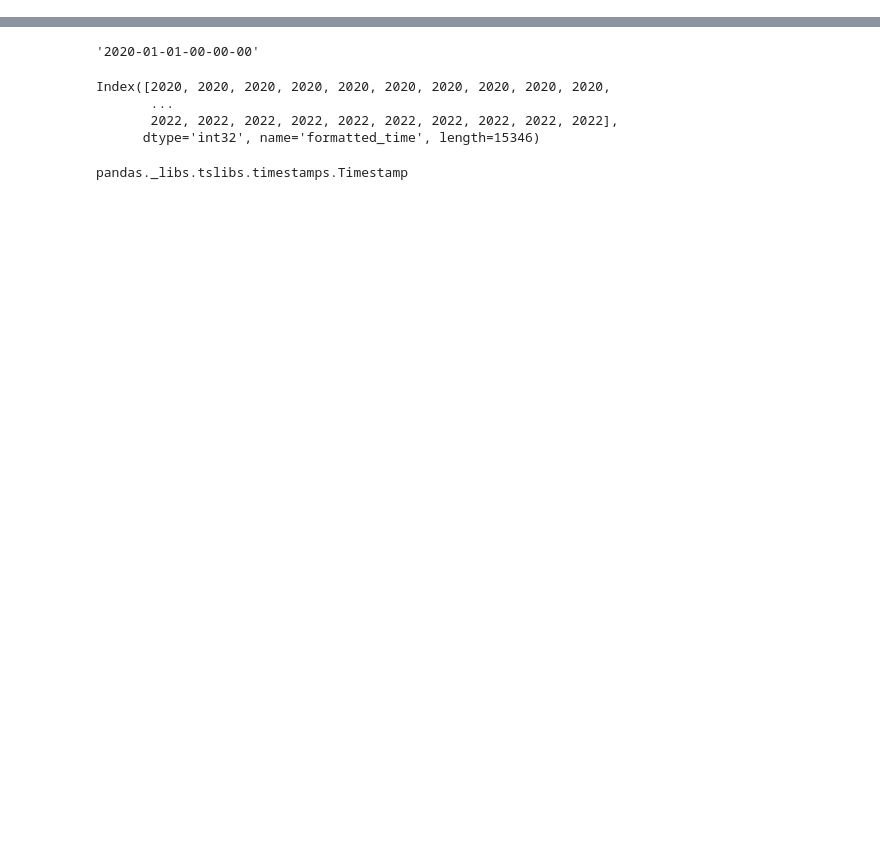
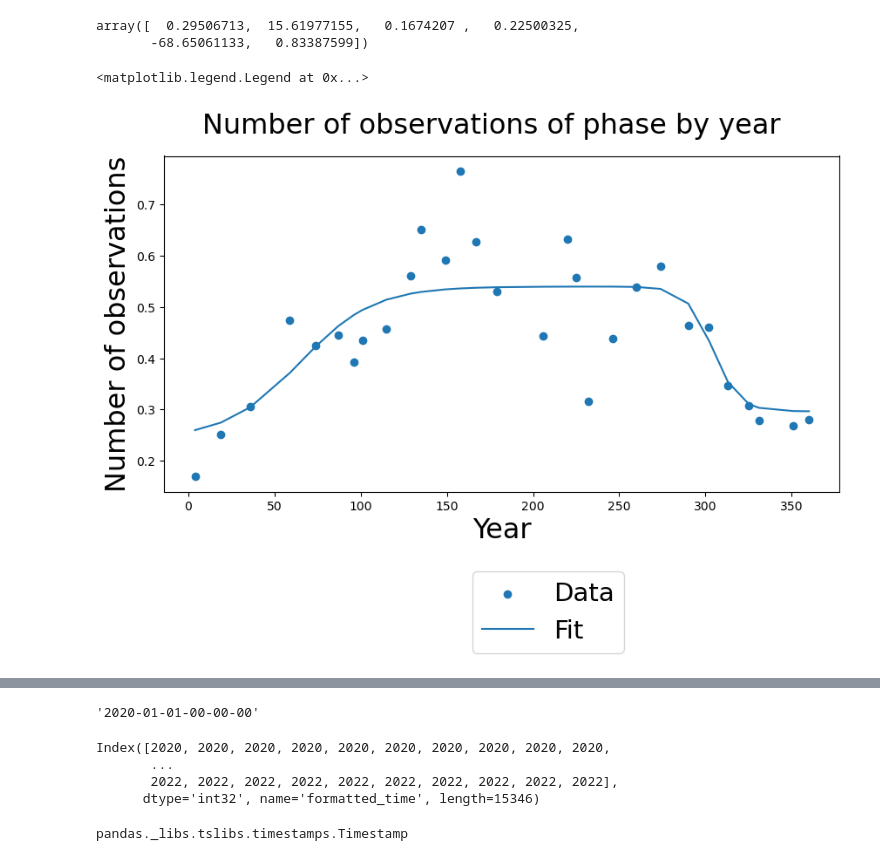
Before and after one commit to MartinP556/Satellite_Feature_Extraction, a Jupyter notebook: first_try_logit2.ipynb, the cells around one changed output, grey strips where cells are left out. Cells and saved outputs as stored; diff of their text form; code cells hidden in the pictures; blank space fills up the shorter version.

Commit message:
Messy version of double logit fit

```diff
--- a/first_try_logit2.ipynb
+++ b/first_try_logit2.ipynb
@@ -9,0 +26,17 @@ params, _ = curve_fit(double_logistic, ds['formatted_time'], ndvi)
+# %%
+def max_in_region(df):
+    if len(df) == 0:
+        return df
+    else:
+        return df.loc[[df['NDVI'].idxmax()]]
+# %%
+def max_value_int(df, window_size=8):
+    ds_year['formatted_time'] = pd.DatetimeIndex(ds_year['formatted_time'])
+    return ds_year.groupby(pd.Grouper(key='formatted_time',freq=f'{window_size}D')).apply(max_in_region)
+# %%
+dfds = max_value_int(ds_year, window_size=11)
+#ds_nonneg = dfds.loc[dfds['NDVI'] > 0]
+Times = pd.DatetimeIndex(dfds['formatted_time']).dayofyear.values
+NDVIs = dfds['NDVI'].values
+
+params, _ = scipy.optimize.curve_fit(double_logistic, Times/365, NDVIs)
@@ -10,3 +83,20 @@ params, _ = curve_fit(double_logistic, ds['formatted_time'], ndvi)
+# %%
+params
+# %% [output]
+array([  0.29506713,  15.61977155,   0.1674207 ,   0.22500325,
+       -68.65061133,   0.83387599])
+# %%
+font_size = 23
+fig, ax = plt.subplots(figsize = (10, 5))
+ax.scatter(Times, NDVIs, label = 'Data')
+ax.plot(Times, double_logistic(Times/365, *params), label = 'Fit')
+ax.set_xlabel('Year', fontsize = font_size)
+ax.set_ylabel('Number of observations', fontsize = font_size)
+fig.suptitle('Number of observations of phase by year', fontsize = font_size)
+ax.legend(fontsize = font_size - 2, bbox_to_anchor=(0.7, -0.2))
+# %% [output]
+<matplotlib.legend.Legend at 0x...>
+[figure, added]
 # %%
 def fit_many_curves(ds):
 # %%
```
Also changed, not shown: parts of 15 cells of this notebook.
